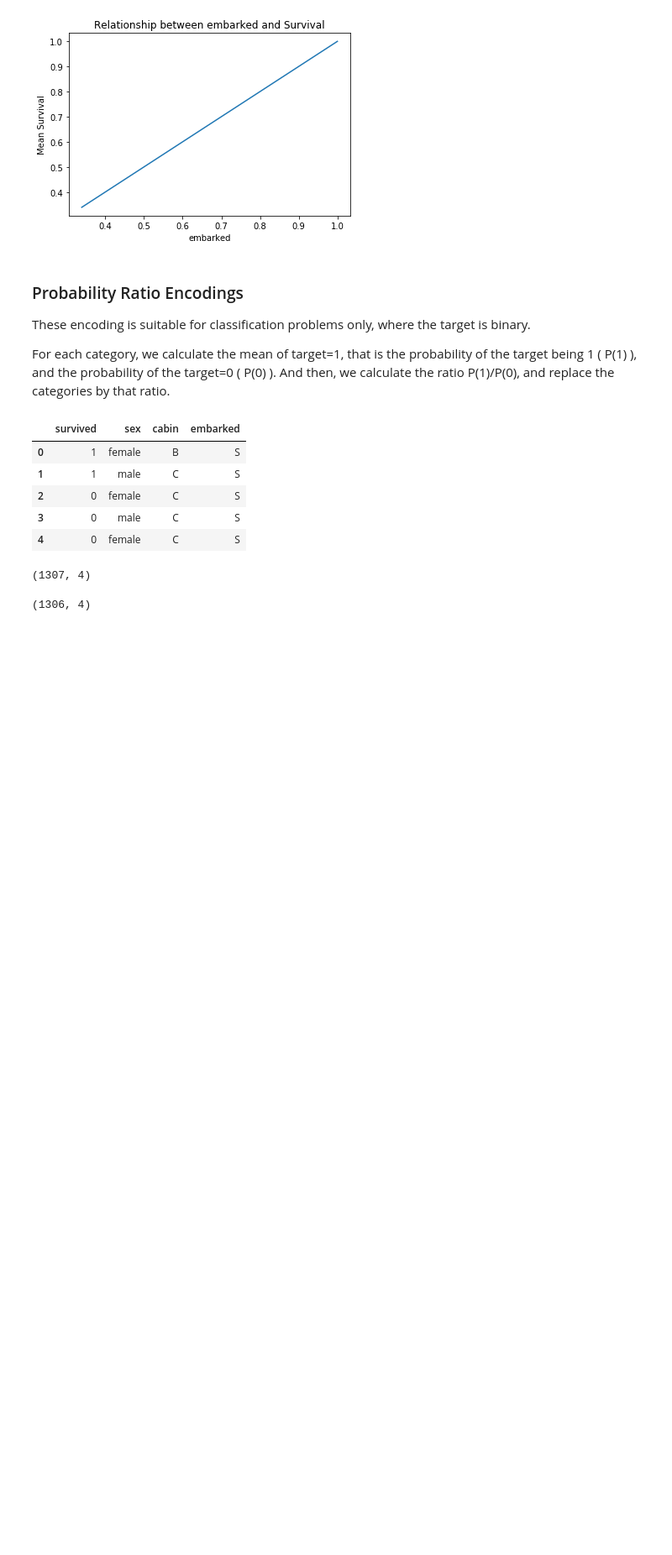
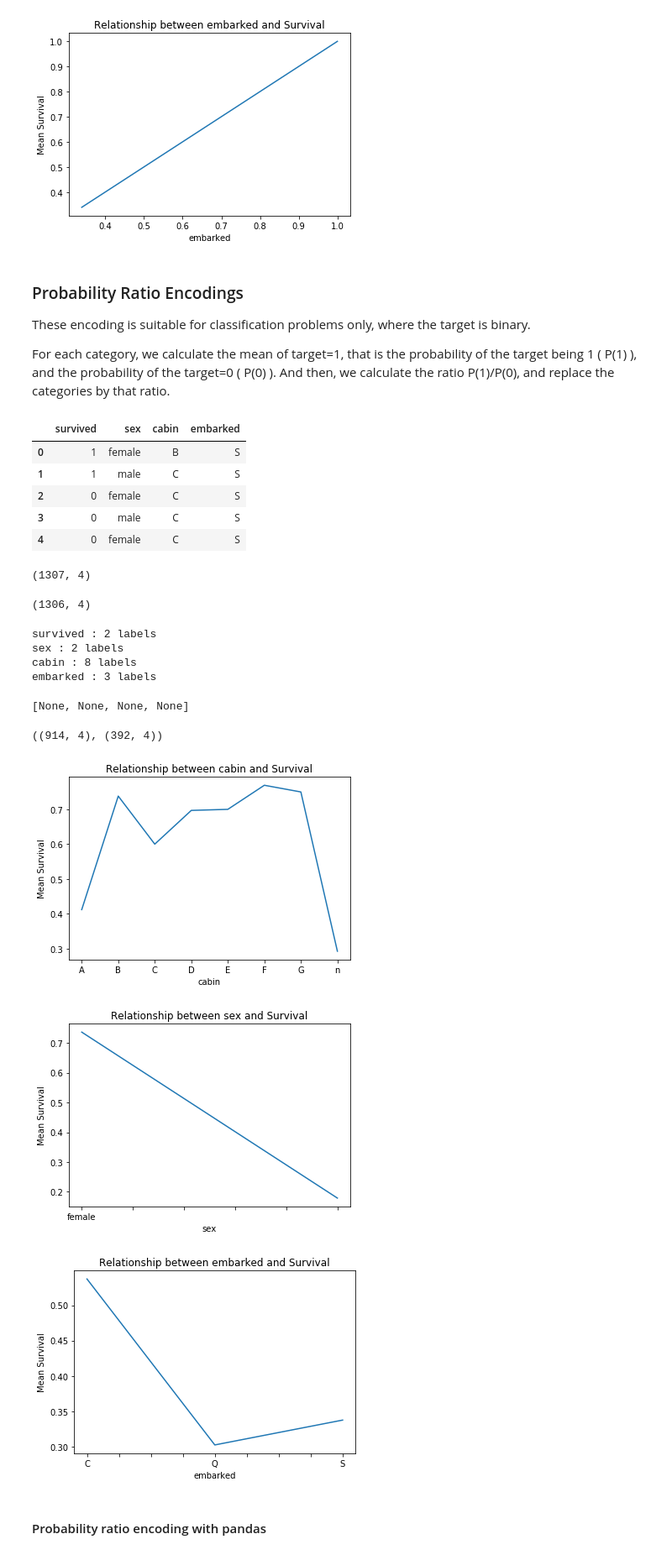
Before and after one commit to KarthikKothareddy/FeatureEngineering, a Jupyter notebook: categorical_variable_encoding.ipynb, the cells around one changed output. Shown: that part at 84% size. Cells and saved outputs as stored; diff of their text form; code cells hidden in the pictures; blank space fills up the shorter version.

```diff
--- a/categorical_variable_encoding.ipynb
+++ b/categorical_variable_encoding.ipynb
@@ -1256,4 +1256,35 @@ data.shape
 (1306, 4)
 # %%
 # let's see the unique labels
-[print(f"{col} : {len(data[col].unique())} labels")]
+[print(f"{col} : {len(data[col].unique())} labels") for col in data.columns]
+# %% [output]
+survived : 2 labels
+sex : 2 labels
+cabin : 8 labels
+embarked : 3 labels
+[None, None, None, None]
+# %%
+# split
+x_train, x_test, y_train, y_test = train_test_split(
+    data[['sex', 'embarked', 'cabin', 'survived']],  # also keep target
+    data['survived'],  # target
+    test_size=0.3,
+    random_state=0)
+
+x_train.shape, x_test.shape
+# %% [output]
+((914, 4), (392, 4))
+# %%
+# explore the relationship of the categories with the target
+for var in ['cabin', 'sex', 'embarked']:
+    fig = plt.figure()
+    fig = x_train.groupby([var])['survived'].mean().plot()
+    fig.set_title(f'Relationship between {var} and Survival')
+    fig.set_ylabel('Mean Survival')
+    plt.show()
+# %% [output]
+[figure, added]
+[figure, added]
+[figure, added]
+# %% [markdown]
+#### Probability ratio encoding with pandas
```
Also changed, not shown: parts of 15 cells of this notebook.
